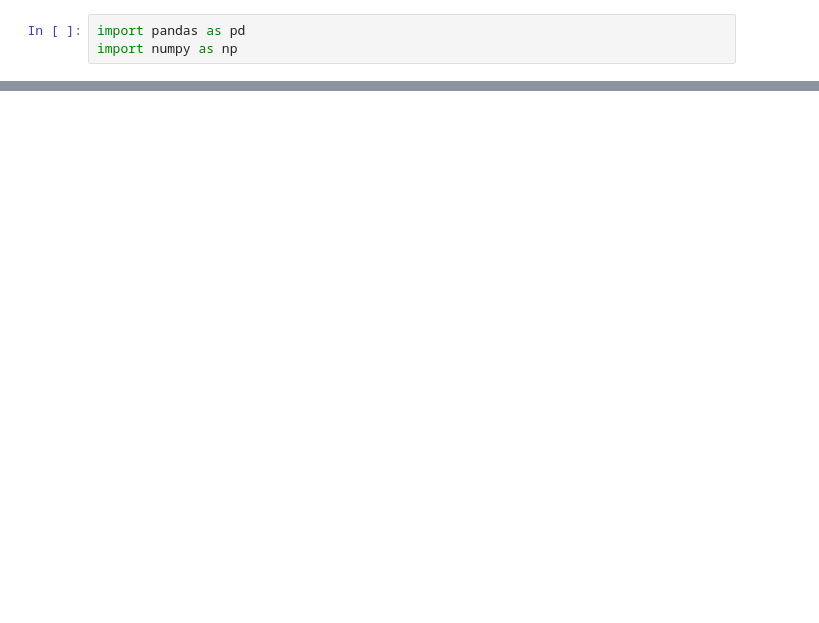
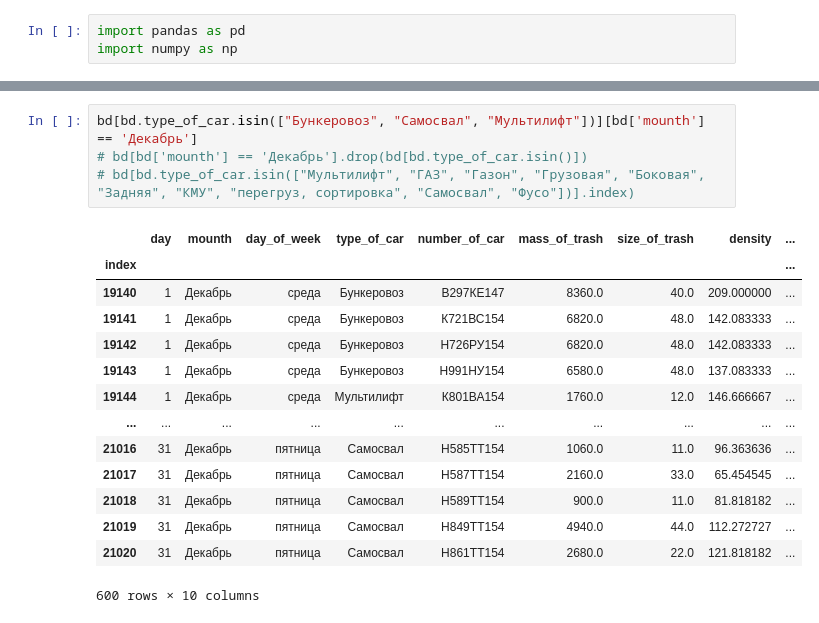
Before and after one commit to ssd2008/GWM, a Jupyter notebook: BMM.ipynb, the cells around one changed output, grey strips where cells are left out. Drawn from its saved outputs; the diff is of its cells as text; blank space fills up the shorter version.

```diff
--- a/BMM.ipynb
+++ b/BMM.ipynb
@@ -45,0 +85,19 @@ bd['mass_of_trash'] = bd['mass_of_trash'].str.replace(' ', '')
+# %%
+bd[bd.type_of_car.isin(["Бункеровоз", "Самосвал", "Мультилифт"])][bd['mounth'] == 'Декабрь']
+# bd[bd['mounth'] == 'Декабрь'].drop(bd[bd.type_of_car.isin()])
+# bd[bd.type_of_car.isin(["Мультилифт", "ГАЗ", "Газон", "Грузовая", "Боковая", "Задняя", "КМУ", "перегруз, сортировка", "Самосвал", "Фусо"])].index)
+# %% [output]
+|  | day | mounth | day_of_week | type_of_car | number_of_car | mass_of_trash | size_of_trash | density | ... |
+| index |  |  |  |  |  |  |  |  | ... |
+| 19140 | 1 | Декабрь | среда | Бункеровоз | В297КЕ147 | 8360.0 | 40.0 | 209.000000 | ... |
+| 19141 | 1 | Декабрь | среда | Бункеровоз | К721ВС154 | 6820.0 | 48.0 | 142.083333 | ... |
+| 19142 | 1 | Декабрь | среда | Бункеровоз | Н726РУ154 | 6820.0 | 48.0 | 142.083333 | ... |
+| 19143 | 1 | Декабрь | среда | Бункеровоз | Н991НУ154 | 6580.0 | 48.0 | 137.083333 | ... |
+| 19144 | 1 | Декабрь | среда | Мультилифт | К801ВА154 | 1760.0 | 12.0 | 146.666667 | ... |
+| ... | ... | ... | ... | ... | ... | ... | ... | ... | ... |
+| 21016 | 31 | Декабрь | пятница | Самосвал | Н585ТТ154 | 1060.0 | 11.0 | 96.363636 | ... |
+| 21017 | 31 | Декабрь | пятница | Самосвал | Н587ТТ154 | 2160.0 | 33.0 | 65.454545 | ... |
+| 21018 | 31 | Декабрь | пятница | Самосвал | Н589ТТ154 | 900.0 | 11.0 | 81.818182 | ... |
+| 21019 | 31 | Декабрь | пятница | Самосвал | Н849ТТ154 | 4940.0 | 44.0 | 112.272727 | ... |
+| 21020 | 31 | Декабрь | пятница | Самосвал | Н861ТТ154 | 2680.0 | 22.0 | 121.818182 | ... |
+600 rows × 10 columns
```
Also changed, not shown: parts of 16 cells of this notebook.
